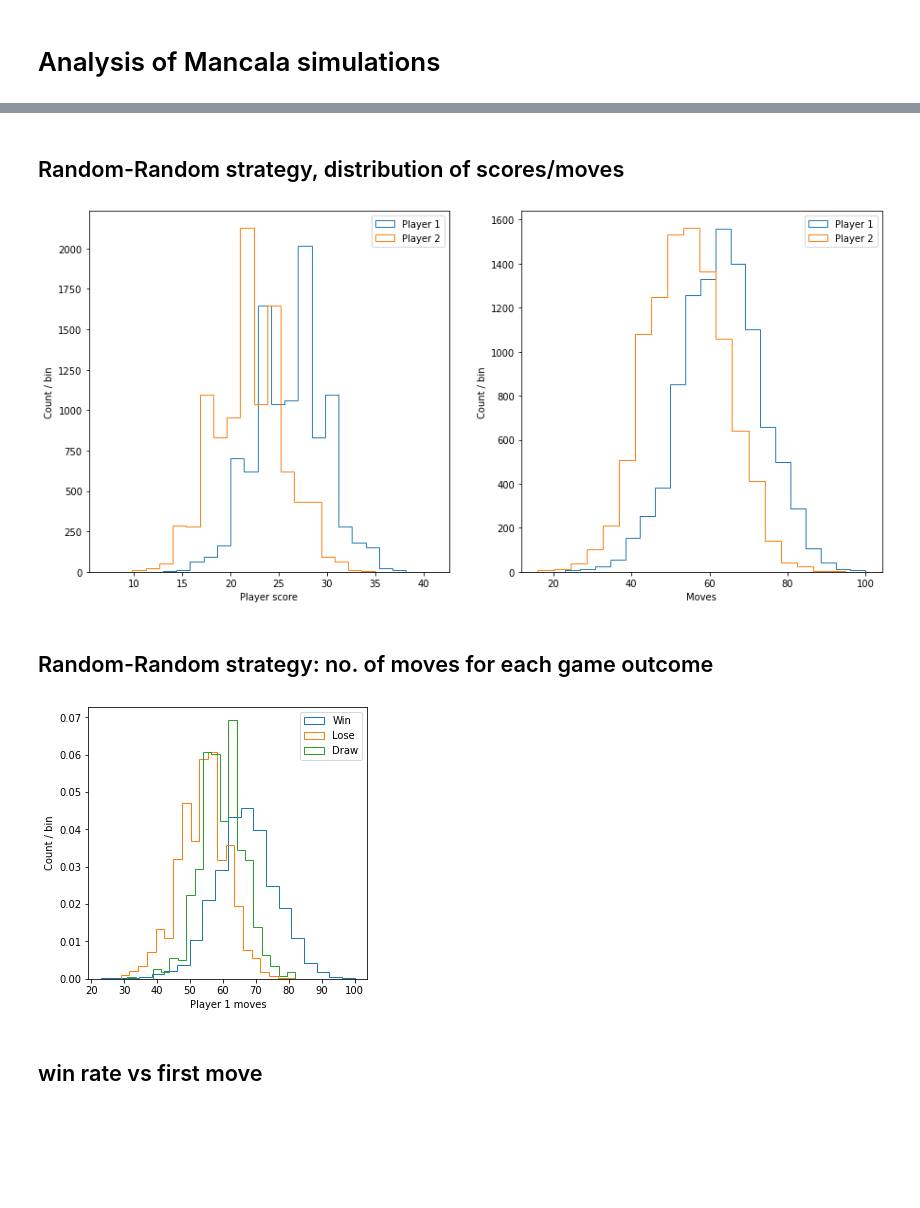
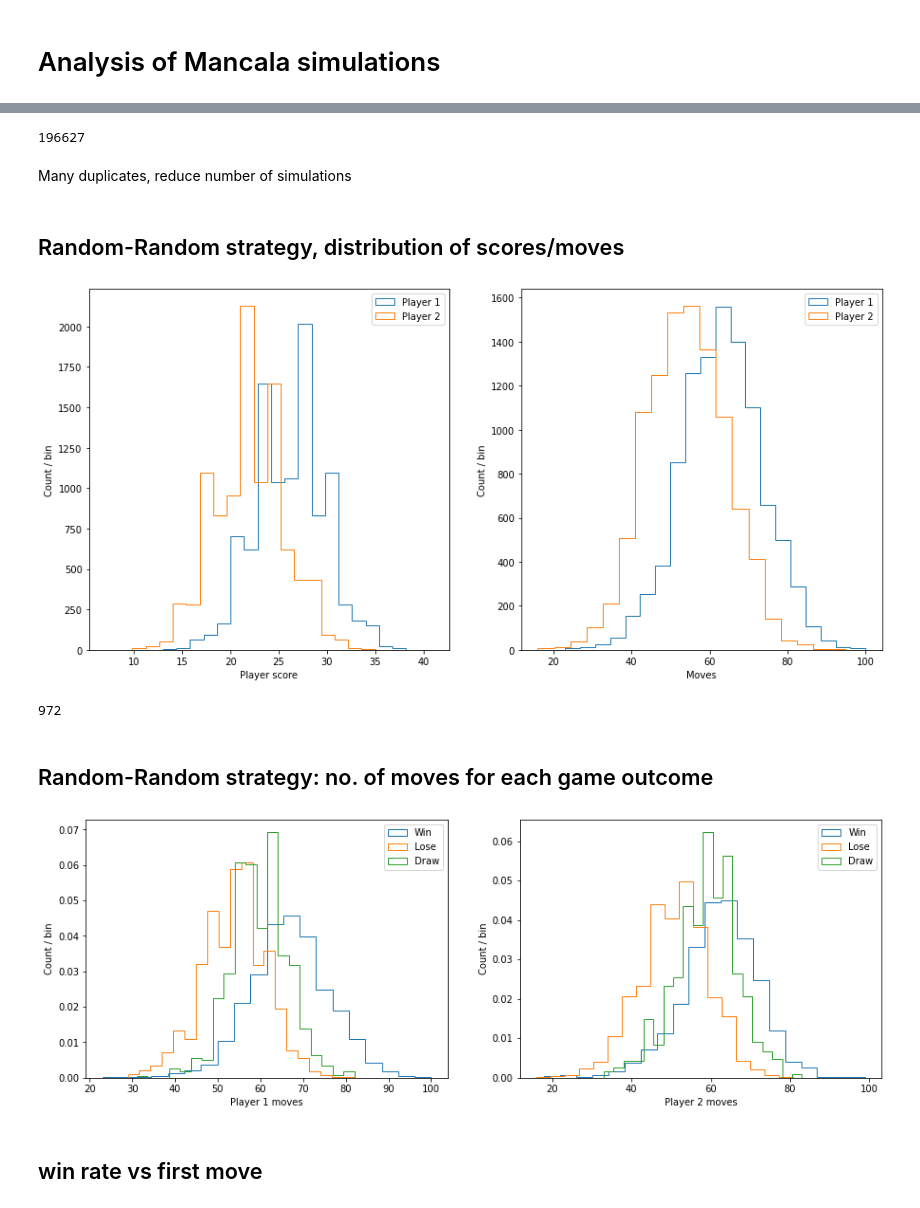
Before and after one commit to sdysch/mancala, a Jupyter notebook: analysis/plots.ipynb, the cells around one changed output, grey strips where cells are left out. Drawn from its saved outputs; the diff is of its cells as text; code cells hidden in the pictures; blank space fills up the shorter version.

```diff
--- a/analysis/plots.ipynb
+++ b/analysis/plots.ipynb
@@ -8,5 +9,5 @@ import matplotlib.pyplot as plt
 # %%
-filepath = '../data/all_simulations.csv'
+filepath = '../data/all_simulations_minmax.csv'
 data = pd.read_csv(filepath)
 data.describe()
 # %% [output]
@@ -22,3 +23,10 @@ data.describe()
+# %%
+# duplicated rows
+data.duplicated().sum()
+# %% [output]
+196627
+# %% [markdown]
+Many duplicates, reduce number of simulations
 # %% [markdown]
 ## Random-Random strategy, distribution of scores/moves
 # %%
@@ -37,24 +45,35 @@ ax[1].set_ylabel('Count / bin')
 ax[1].legend()
 
 plt.show()
+
+view.duplicated().sum()
 # %% [output]
 [figure]
+972
 # %% [markdown]
 ## Random-Random strategy: no. of moves for each game outcome
 # %%
-fig, ax = plt.subplots(1, 1, figsize=(5, 5))
+fig, ax = plt.subplots(1, 2, figsize=(15, 5))
 
-ax.hist(view[view['player_1_result'] == 'win']['player_1_moves'],  label='Win',  bins=20, histtype='step', density=True)
-ax.hist(view[view['player_1_result'] == 'lose']['player_1_moves'], label='Lose', bins=20, histtype='step', density=True)
-ax.hist(view[view['player_1_result'] == 'draw']['player_1_moves'], label='Draw', bins=20, histtype='step', density=True)
+ax[0].hist(view[view['player_1_result'] == 'win']['player_1_moves'],  label='Win',  bins=20, histtype='step', density=True)
+ax[0].hist(view[view['player_1_result'] == 'lose']['player_1_moves'], label='Lose', bins=20, histtype='step', density=True)
+ax[0].hist(view[view['player_1_result'] == 'draw']['player_1_moves'], label='Draw', bins=20, histtype='step', density=True)
 
-ax.set_xlabel('Player 1 moves')
-ax.set_ylabel('Count / bin')
-ax.legend()
+ax[0].set_xlabel('Player 1 moves')
+ax[0].set_ylabel('Count / bin')
+ax[0].legend(loc='best')
+
+ax[1].hist(view[view['player_2_result'] == 'win']['player_2_moves'],  label='Win',  bins=20, histtype='step', density=True)
+ax[1].hist(view[view['player_2_result'] == 'lose']['player_2_moves'], label='Lose', bins=20, histtype='step', density=True)
+ax[1].hist(view[view['player_2_result'] == 'draw']['player_2_moves'], label='Draw', bins=20, histtype='step', density=True)
+
+ax[1].set_xlabel('Player 2 moves')
+ax[1].set_ylabel('Count / bin')
+ax[1].legend(loc='best')
 
 plt.show()
 # %% [output]
-[figure, old version]
+[figure, new version]
 # %% [markdown]
 ## win rate vs first move
 # %%
```
Also changed, not shown: parts of 4 cells of this notebook, 2 other files.
